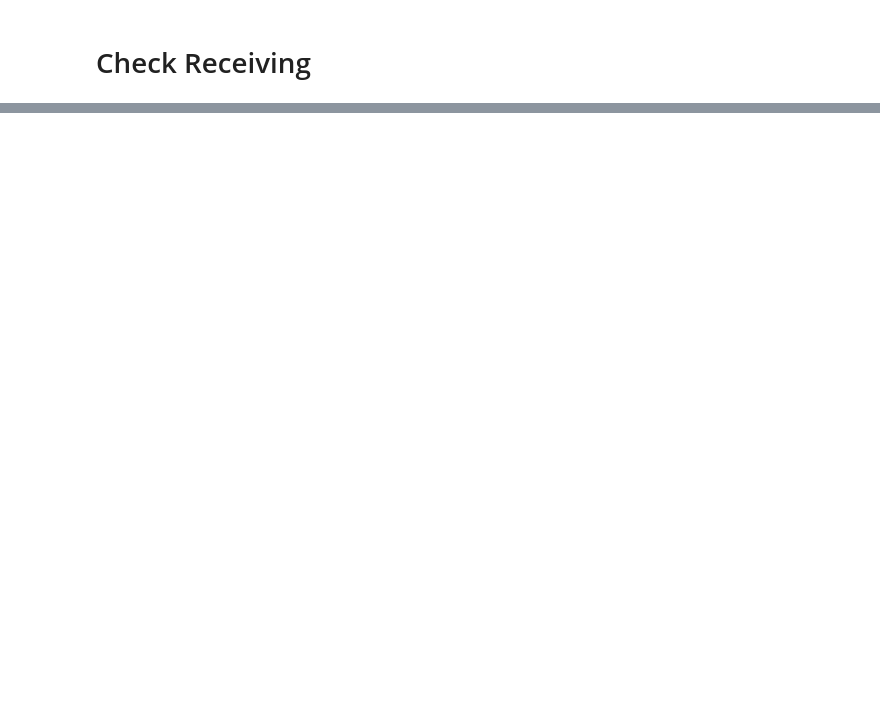
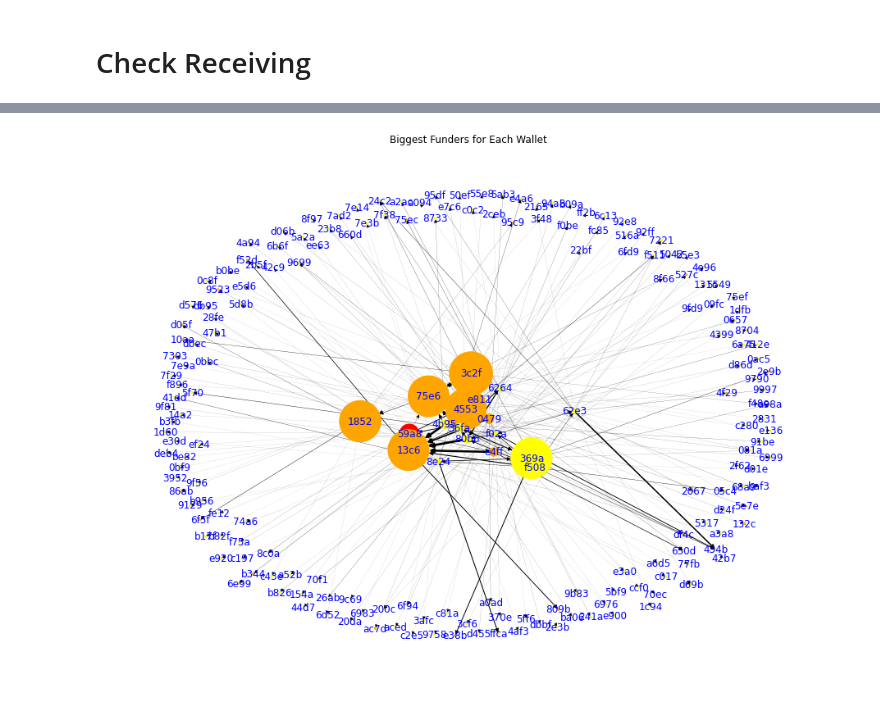
Before and after one commit to elisawarner/GASO_NetworkAnalysis, a Jupyter notebook: walletTrace.ipynb, the cells around one changed output, grey strips where cells are left out. Cells and saved outputs as stored; diff of their text form; code cells hidden in the pictures; blank space fills up the shorter version.

Commit message:
walletTrace restore

```diff
--- a/walletTrace.ipynb
+++ b/walletTrace.ipynb
@@ -283,25 +259,27 @@ import seaborn as sns
 # %%
 color_map = []
 bigNodes = [x[-4:] for x in bigNodes]
 nodeSize = []
 for node in G:
     if node == origAddress[-4:]:
         color_map.append('red')
     elif node in bigNodes:
         color_map.append('orange')
     else:
         color_map.append('yellow')
 
     if node in totalTransactions:
         nodeSize.append(int(totalTransactions[node]/2)) # only the investigated nodes will have a size
     else:
         nodeSize.append(5)
 
 
 fig = plt.subplots(figsize=(16,12))
 edges = G.edges()
 weights = [G[u][v]['weight']*4 for u,v in edges]
 nx.draw(G, with_labels=True, width=weights, arrows=True, node_color=color_map,font_color="blue",node_size=nodeSize)
-plt.title('Biggest Receivers for Each Wallet')
-plt.savefig('BiggestReceivers.png')
+plt.title('Biggest Funders for Each Wallet')
+plt.savefig('BiggestFunders.png')
 plt.show()
+# %% [output]
+[figure, added]
```
Also changed, not shown: parts of 10 cells of this notebook.
